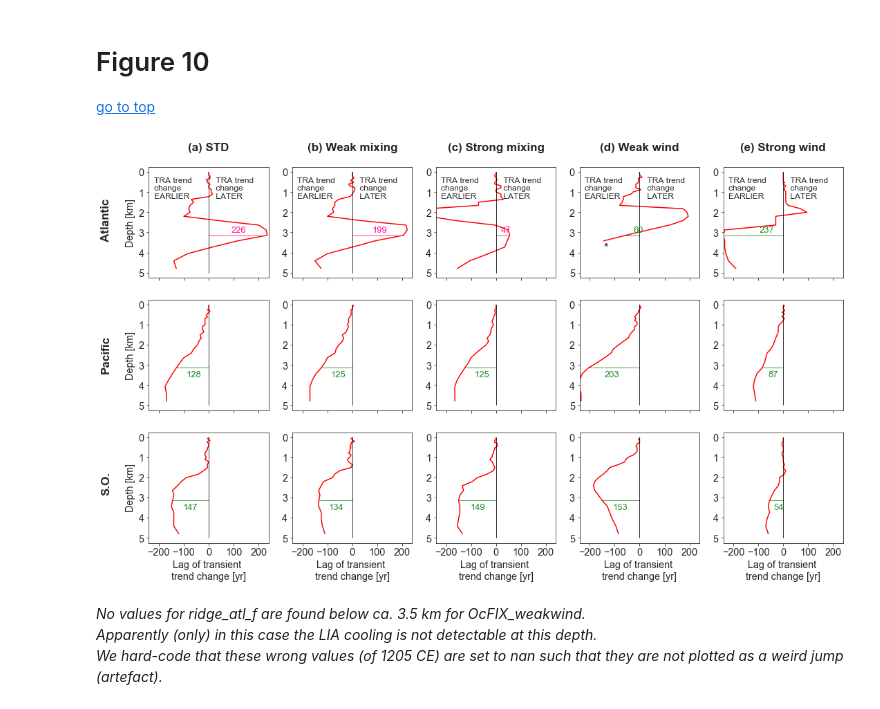
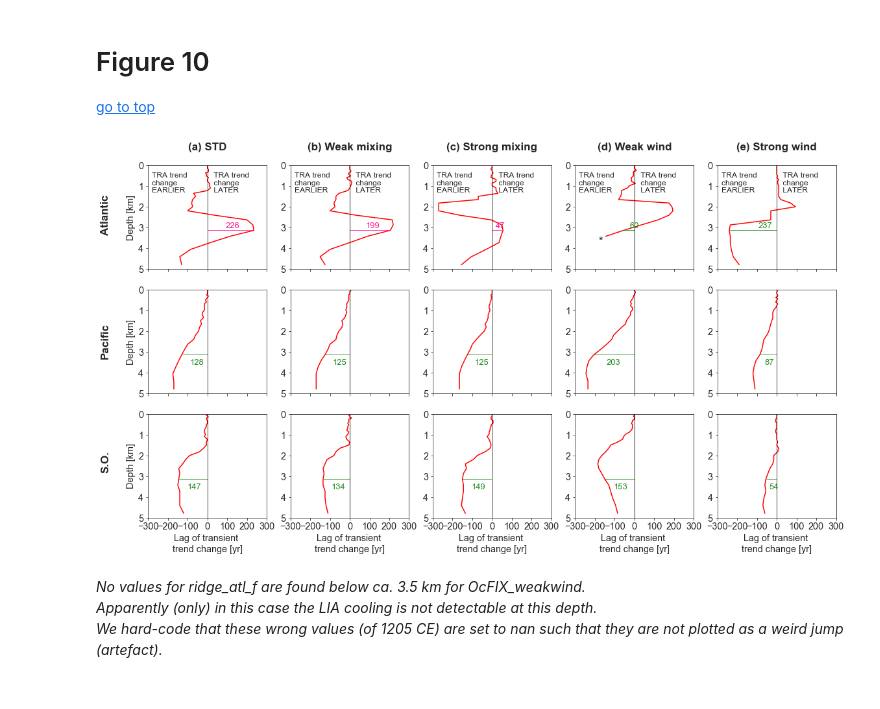
Before and after one commit to jeemijn/LIA, a Jupyter notebook: LIA.ipynb, the cells around one changed output. Cells and saved outputs as stored; diff of their text form; code cells hidden in the pictures.

```diff
--- a/LIA.ipynb
+++ b/LIA.ipynb
@@ -1721,7 +1722,7 @@ run_pairs = [[OcTRA, OcFIX],
              [OcTRA_strongwind, OcFIX_strongwind]]
 
 sns.set_style("ticks")
-fig, ax = plt.subplots(3,5, figsize=(18,10))
+fig, ax = plt.subplots(3,5, figsize=(19,10))
 
 # TITLES
 ax[0,0].set_title("(a) STD\n", fontweight='bold', fontsize=17)
@@ -1785,38 +1786,39 @@ for col, [run_t, run_f] in enumerate(run_pairs):
 # TICKS, LABELS, VERTICAL ZERO LINE, ANNOTATIONS
 for i in range(0,3):
     for j in range(0,5):
         # vertical zero line:
         ax[i,j].plot([0,0], [0,5], linewidth=0.8, color='k')
         if i==0:
             # annotations inside plot panel:
-            ax[i,j].text(x=-220, y=1.3, s='TRA trend\nchange \nEARLIER', fontsize=12)
+            ax[i,j].text(x=-280, y=1.3, s='TRA trend\nchange \nEARLIER', fontsize=12)
             ax[i,j].text(x=20, y=1.3, s=' TRA trend\n change \n LATER', fontsize=12)
         # ticks and labels:
-        ax[i,j].set_xlim(-240,240)
-        ax[i,j].set_xticks(range(-200,210,100))
-        ax[i,j].set_yticks(range(0, 6, 1))
+        ax[i,j].set_xlim(-300,300)
+        ax[i,j].set_xticks(range(-300,310,100))
+        ax[i,j].set_ylim(0,5)
+        ax[i,j].set_yticks(range(0,6,1))
         ax[i,j].invert_yaxis() # depth goes down on y axis
         if i == 2:
             ax[i,j].set_xlabel("Lag of transient \ntrend change [yr]")
         else:
             ax[i,j].set_xticklabels("") # remove labels for a more quiet view (ticks remain)
         if j == 0:
             ax[i,j].set_ylabel("Depth [km]")
 
 # ANNOTATE BASINS
 ax[0,0].text(x=-0.4, y=0.35, s="Atlantic", transform=ax[0,0].transAxes,
              fontsize=17, fontweight='bold', rotation=90)
 ax[1,0].text(x=-0.4, y=0.35, s="Pacific", transform=ax[1,0].transAxes,
              fontsize=17, fontweight='bold', rotation=90)
 ax[2,0].text(x=-0.4, y=0.45, s="S.O.", transform=ax[2,0].transAxes,
              fontsize=17, fontweight='bold', rotation=90)
 
 # place a star about hard-coding away jump as a footnote to refer to in Figure caption
 ax[0,3].text(x=0.2, y=0.24, s="*", transform=ax[0,3].transAxes, fontsize=17)
 
 plt.savefig(savedir / "Fig10_sensitivity_lags_vs_depth.pdf")
 # %% [output]
-[figure, old version]
+[figure, new version]
 # %% [markdown]
 *No values for ridge_atl_f are found below ca. 3.5 km for OcFIX_weakwind.
 Apparently (only) in this case the LIA cooling is not detectable at this depth.
```
Also changed, not shown: parts of 2 cells of this notebook.
